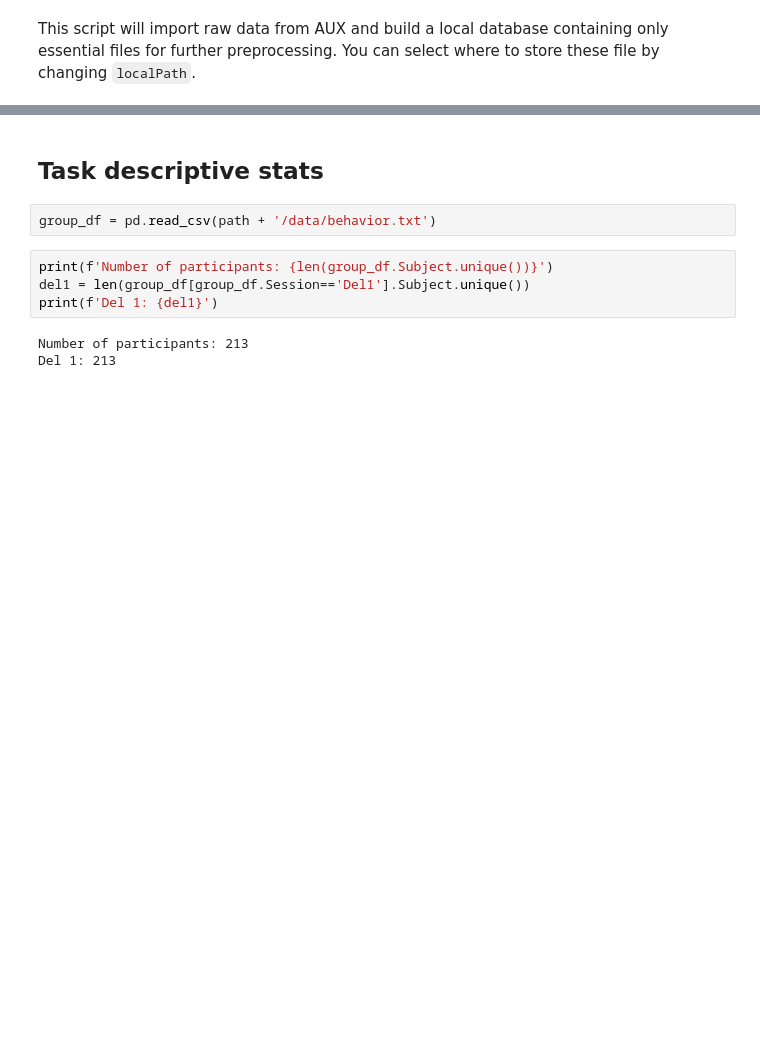
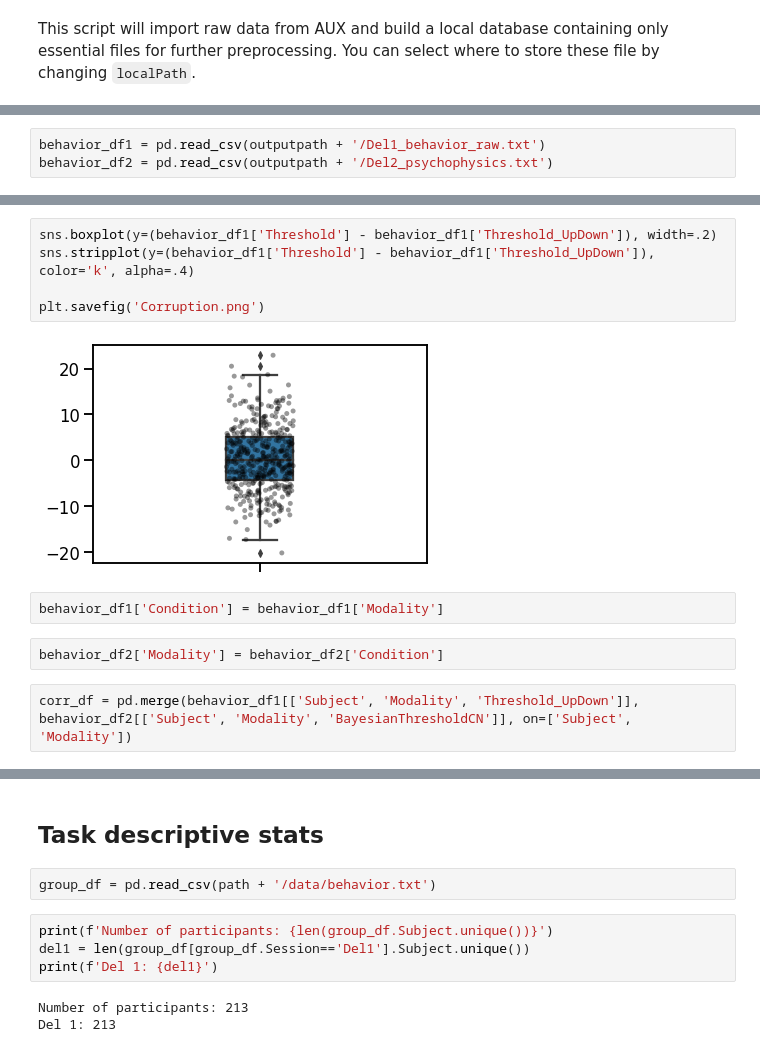
Before and after one commit to embodied-computation-group/CardioceptionPaper, a Jupyter notebook: code/1-ImportingFiles.ipynb, the cells around one changed output, grey strips where cells are left out. Cells and saved outputs as stored; diff of their text form; blank space fills up the shorter version.

```diff
--- a/code/1-ImportingFiles.ipynb
+++ b/code/1-ImportingFiles.ipynb
@@ -72,0 +404,3 @@ merged_df.to_csv(path + '/data/merged.txt')
+# %%
+behavior_df1 = pd.read_csv(outputpath + '/Del1_behavior_raw.txt')
+behavior_df2 = pd.read_csv(outputpath + '/Del2_psychophysics.txt')
@@ -72,0 +423,13 @@ merged_df.to_csv(path + '/data/merged.txt')
+# %%
+sns.boxplot(y=(behavior_df1['Threshold'] - behavior_df1['Threshold_UpDown']), width=.2)
+sns.stripplot(y=(behavior_df1['Threshold'] - behavior_df1['Threshold_UpDown']), color='k', alpha=.4)
+
+plt.savefig('Corruption.png')
+# %% [output]
+[figure, added]
+# %%
+behavior_df1['Condition'] = behavior_df1['Modality']
+# %%
+behavior_df2['Modality'] = behavior_df2['Condition']
+# %%
+corr_df = pd.merge(behavior_df1[['Subject', 'Modality', 'Threshold_UpDown']], behavior_df2[['Subject', 'Modality', 'BayesianThresholdCN']], on=['Subject', 'Modality'])
```
Also changed, not shown: parts of 36 cells of this notebook, 11 other files.
